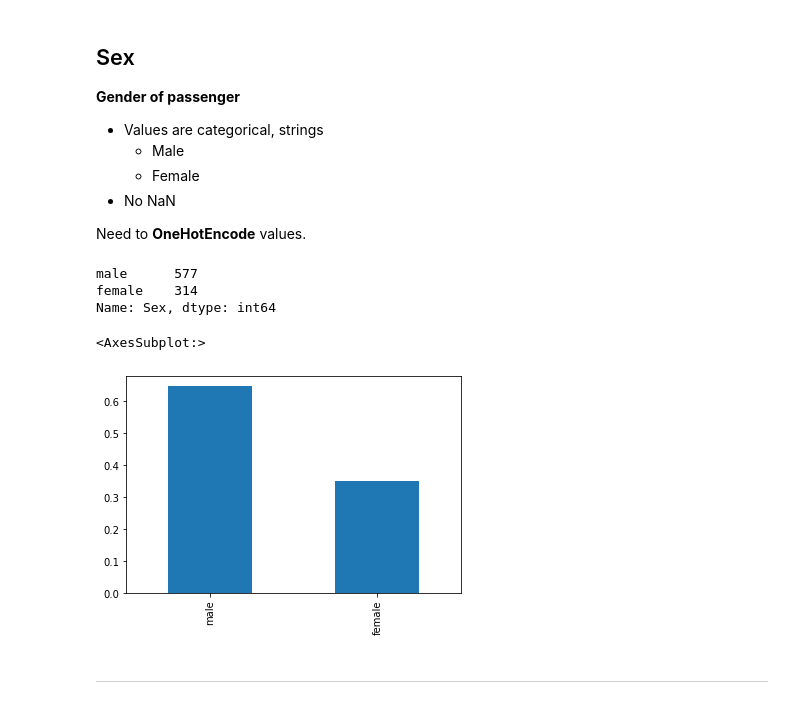
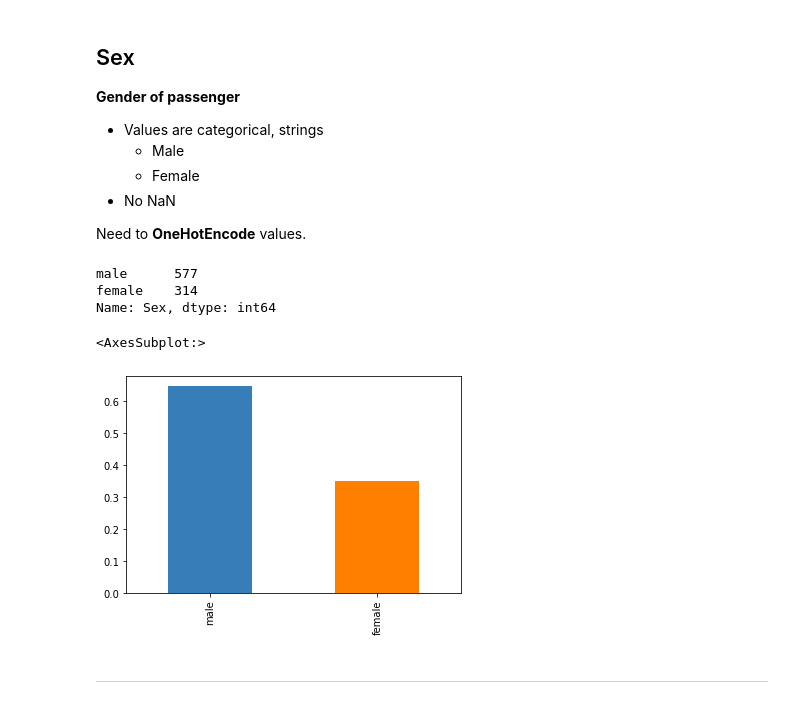
Before and after one commit to bperry555/kaggle, a Jupyter notebook: titanic/titanic.ipynb, the cells around one changed output. Saved outputs shown, nothing was run; the diff lists cells and outputs as text; code cells hidden in the pictures.

Commit message:
some markdown and graph changes

```diff
--- a/titanic/titanic.ipynb
+++ b/titanic/titanic.ipynb
@@ -58,5 +117,7 @@ Data columns (total 12 columns):
  11  Embarked     889 non-null    object
 dtypes: float64(2), int64(5), object(5)
 memory usage: 83.7+ KB
+# %%
+color = ['#377eb8','#ff7f00','#4daf4a','#4daf4a','#984ea3']
 # %%
 from pandas.plotting import scatter_matrix
@@ -184,13 +276,13 @@ Name: Name, dtype: object
 Need to __OneHotEncode__ values.
 # %%
 print(train_data.Sex.value_counts())
-train_data.Sex.value_counts(normalize=True).plot(kind='bar')
+train_data.Sex.value_counts(normalize=True).plot(kind='bar',color=color)
 # %% [output]
 male      577
 female    314
 Name: Sex, dtype: int64
 <AxesSubplot:>
-[figure, old version]
+[figure, new version]
 # %% [markdown]
 ***
 # %% [markdown]
```
Also changed, not shown: parts of 37 cells of this notebook.
